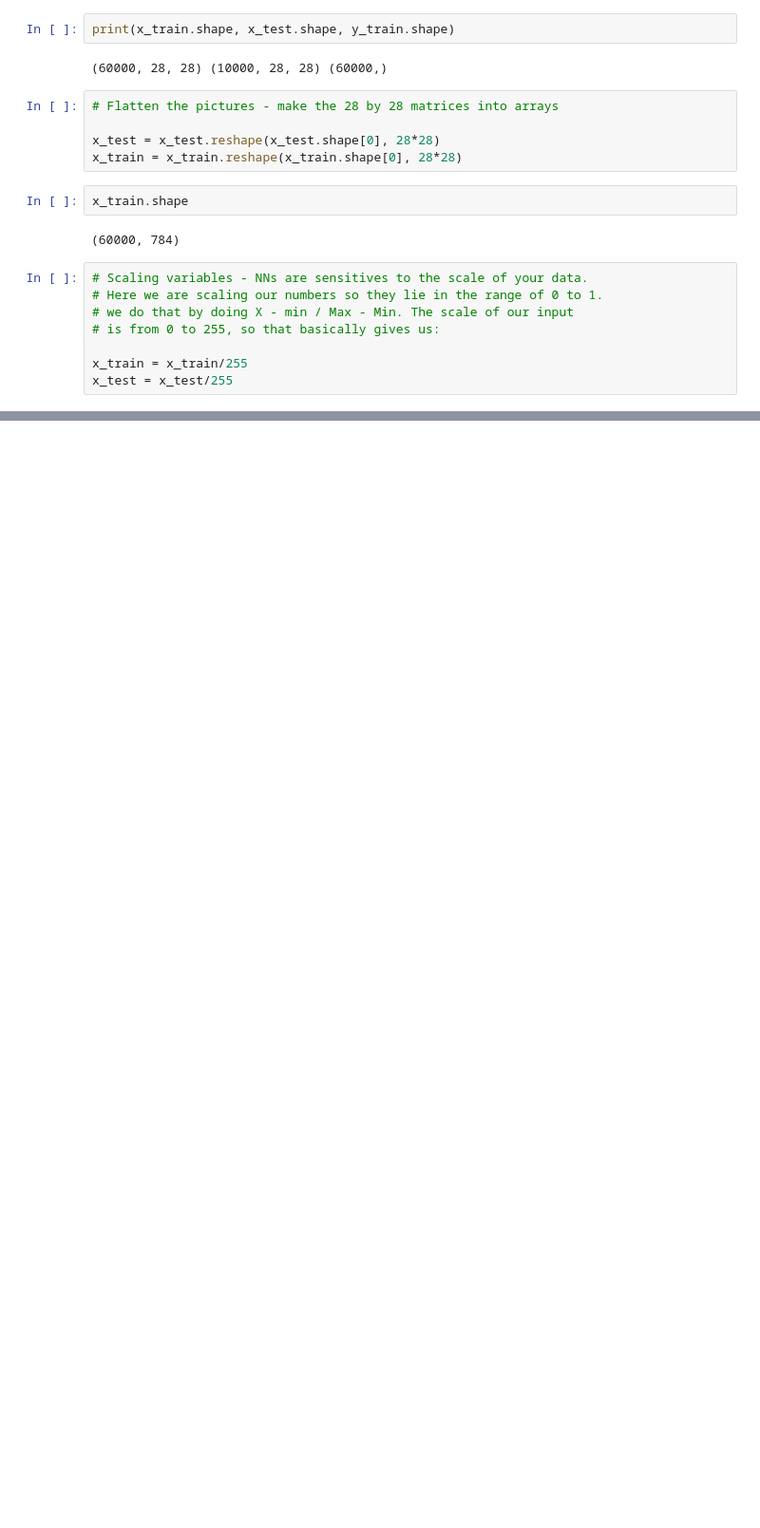
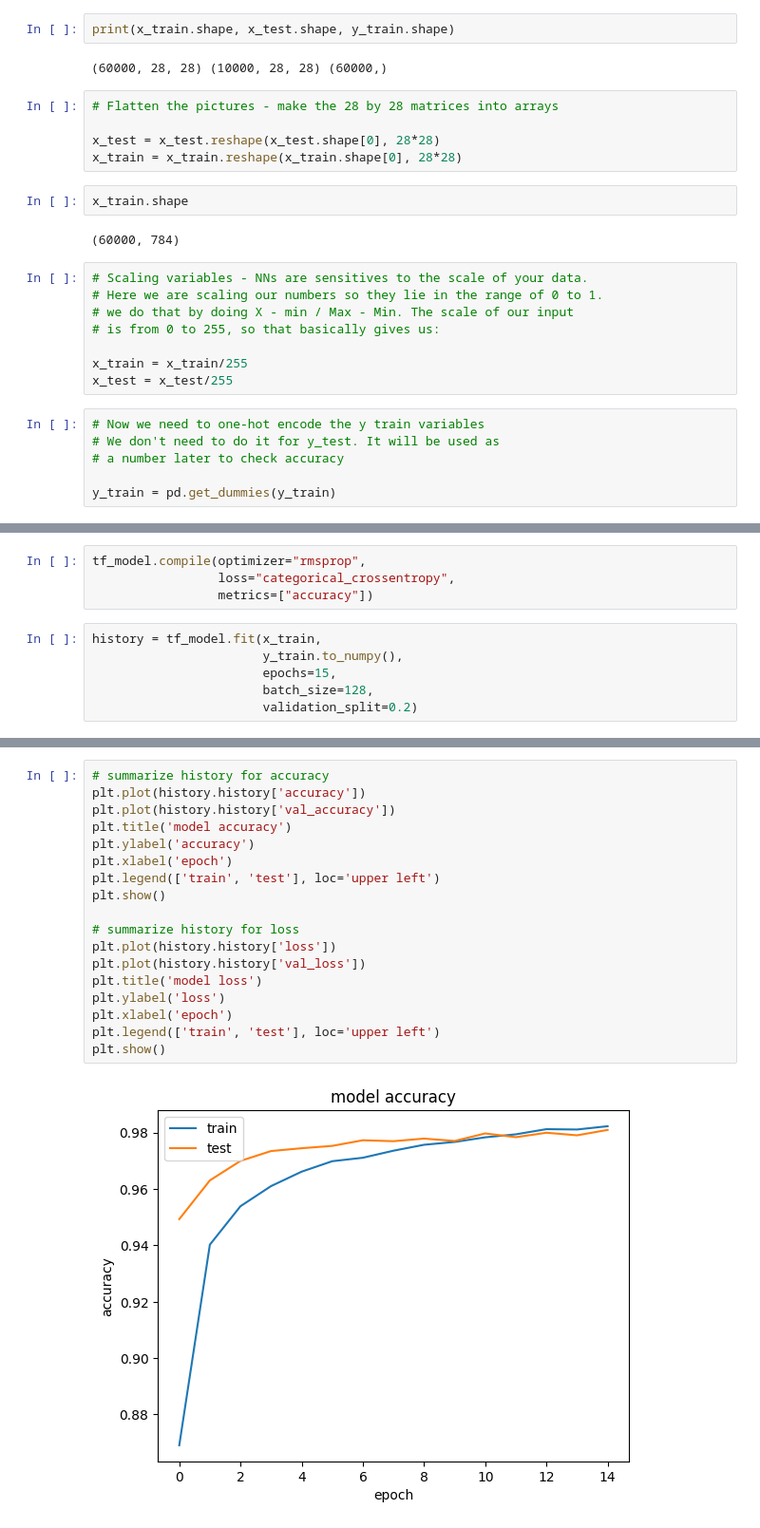
Before and after one commit to renataghisloti/ILSR-Python-DeepLearningChapter, a Jupyter notebook: ITSL_Chap10_DeepLearning_Python.ipynb, the cells around one changed output, grey strips where cells are left out. Shown at 95% size. Saved outputs shown, nothing was run; the diff lists cells and outputs as text; blank space fills up the shorter version.

```diff
--- a/ITSL_Chap10_DeepLearning_Python.ipynb
+++ b/ITSL_Chap10_DeepLearning_Python.ipynb
@@ -173,6 +194,12 @@ x_train.shape
 
 x_train = x_train/255
 x_test = x_test/255
+# %%
+# Now we need to one-hot encode the y train variables
+# We don't need to do it for y_test. It will be used as
+# a number later to check accuracy
+
+y_train = pd.get_dummies(y_train)
 # %%
 # Model layout setup
 
@@ -211,0 +244,10 @@ None
+# %%
+tf_model.compile(optimizer="rmsprop",
+                 loss="categorical_crossentropy",
+                 metrics=["accuracy"])
+# %%
+history = tf_model.fit(x_train,
+                       y_train.to_numpy(),
+                       epochs=15,
+                       batch_size=128,
+                       validation_split=0.2)
@@ -211,0 +274,20 @@ None
+# %%
+# summarize history for accuracy
+plt.plot(history.history['accuracy'])
+plt.plot(history.history['val_accuracy'])
+plt.title('model accuracy')
+plt.ylabel('accuracy')
+plt.xlabel('epoch')
+plt.legend(['train', 'test'], loc='upper left')
+plt.show()
+
+# summarize history for loss
+plt.plot(history.history['loss'])
+plt.plot(history.history['val_loss'])
+plt.title('model loss')
+plt.ylabel('loss')
+plt.xlabel('epoch')
+plt.legend(['train', 'test'], loc='upper left')
+plt.show()
+# %% [output]
+[figure, added]
```
Also changed, not shown: parts of 16 cells of this notebook.
